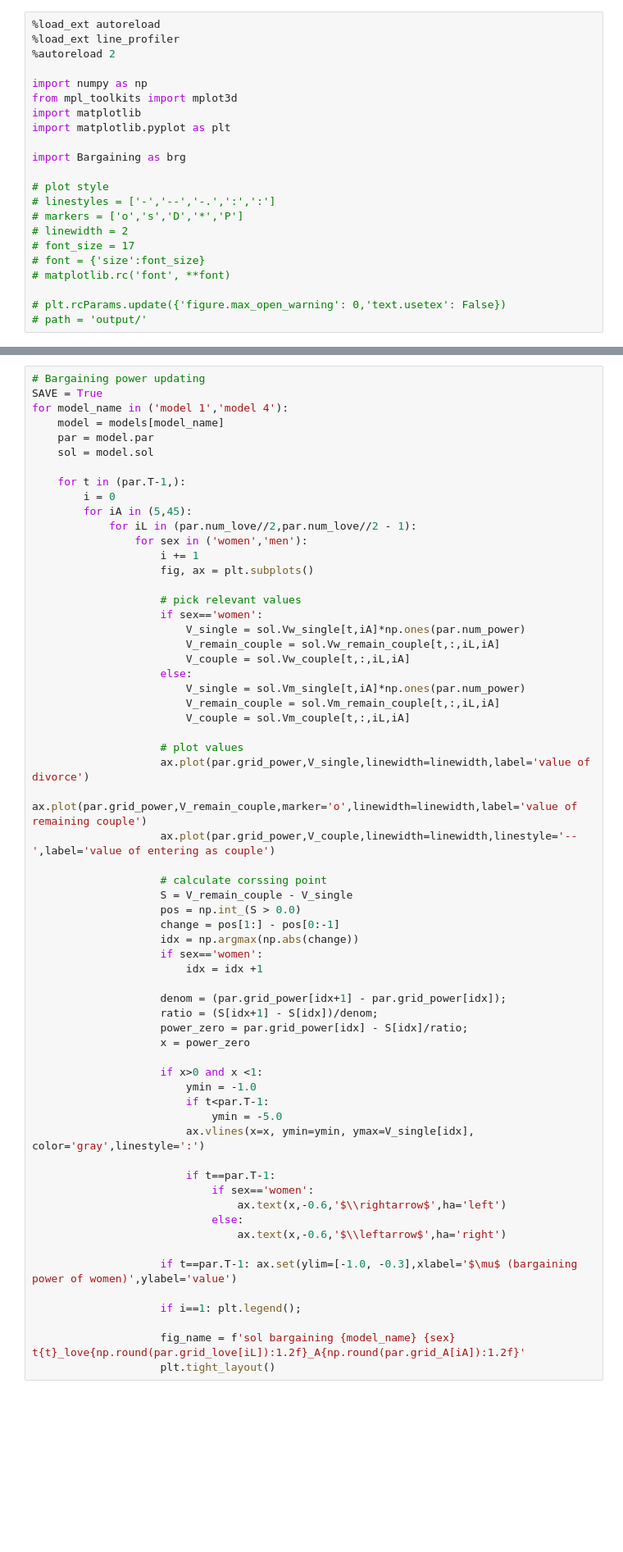
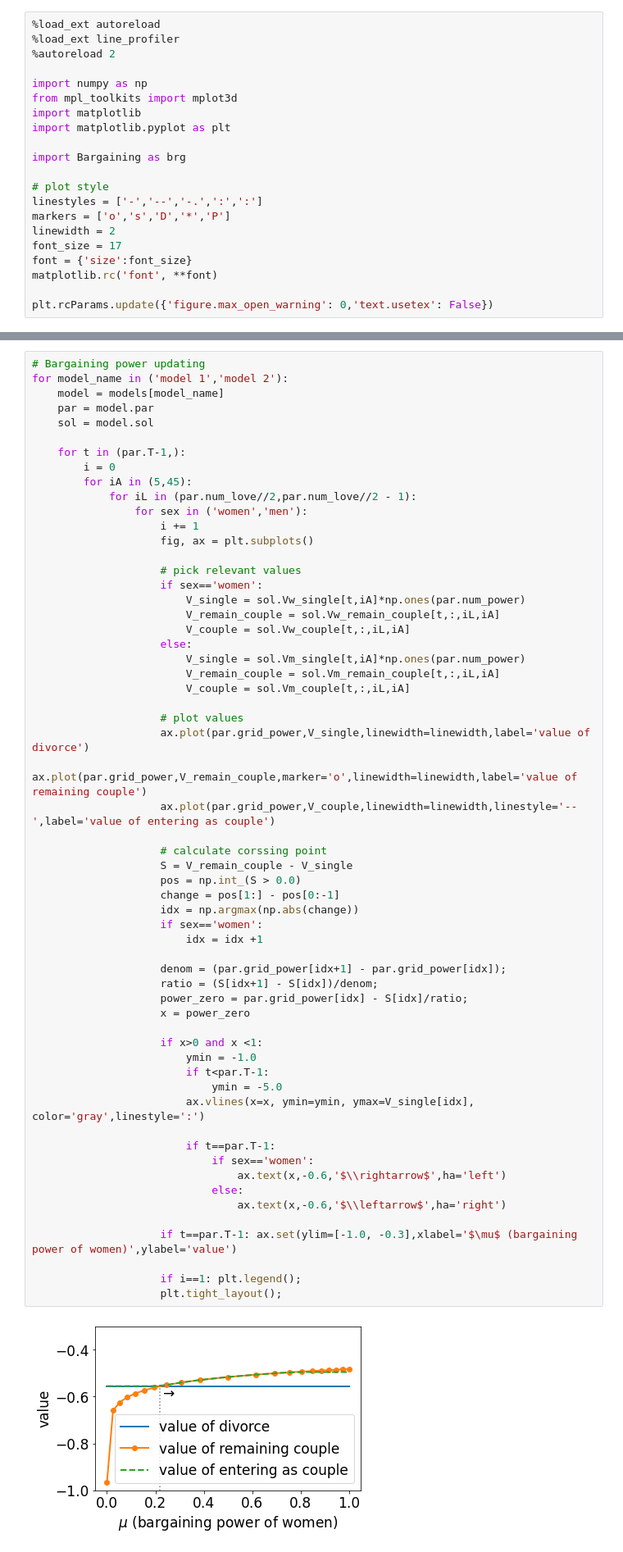
Before and after one commit to ThomasHJorgensen/HouseholdBehaviorCourse, a Jupyter notebook: 08/01 Bargaining.ipynb, the cells around one changed output, grey strips where cells are left out. Shown at 82% size. Cells and saved outputs as stored; diff of their text form; blank space fills up the shorter version.

```diff
--- a/08/01 Bargaining.ipynb
+++ b/08/01 Bargaining.ipynb
@@ -106,12 +106,11 @@ import matplotlib.pyplot as plt
 import Bargaining as brg
 
 # plot style
-# linestyles = ['-','--','-.',':',':']
-# markers = ['o','s','D','*','P']
-# linewidth = 2
-# font_size = 17
-# font = {'size':font_size}
-# matplotlib.rc('font', **font)
+linestyles = ['-','--','-.',':',':']
+markers = ['o','s','D','*','P']
+linewidth = 2
+font_size = 17
+font = {'size':font_size}
+matplotlib.rc('font', **font)
 
-# plt.rcParams.update({'figure.max_open_warning': 0,'text.usetex': False})
-# path = 'output/'
+plt.rcParams.update({'figure.max_open_warning': 0,'text.usetex': False})
@@ -183,8 +149,7 @@ for init_power_idx in (1,10):
 # Solution
 # %%
 # Bargaining power updating
-SAVE = True
-for model_name in ('model 1','model 4'):
+for model_name in ('model 1','model 2'):
     model = models[model_name]
     par = model.par
     sol = model.sol
@@ -213,33 +178,33 @@ for model_name in ('model 1','model 4'):
                     ax.plot(par.grid_power,V_couple,linewidth=linewidth,linestyle='--',label='value of entering as couple')
 
                     # calculate corssing point
                     S = V_remain_couple - V_single
                     pos = np.int_(S > 0.0)
                     change = pos[1:] - pos[0:-1]
                     idx = np.argmax(np.abs(change))
                     if sex=='women':
                         idx = idx +1
 
                     denom = (par.grid_power[idx+1] - par.grid_power[idx]);
                     ratio = (S[idx+1] - S[idx])/denom;
                     power_zero = par.grid_power[idx] - S[idx]/ratio;
                     x = power_zero
 
                     if x>0 and x <1:
                         ymin = -1.0
                         if t<par.T-1:
                             ymin = -5.0
                         ax.vlines(x=x, ymin=ymin, ymax=V_single[idx], color='gray',linestyle=':')
 
                         if t==par.T-1:
                             if sex=='women':
                                 ax.text(x,-0.6,'$\\rightarrow$',ha='left')
                             else:
                                 ax.text(x,-0.6,'$\\leftarrow$',ha='right')
 
                     if t==par.T-1: ax.set(ylim=[-1.0, -0.3],xlabel='$\mu$ (bargaining power of women)',ylabel='value')
 
                     if i==1: plt.legend();
-
-                    fig_name = f'sol bargaining {model_name} {sex} t{t}_love{np.round(par.grid_love[iL]):1.2f}_A{np.round(par.grid_A[iA]):1.2f}'
-                    plt.tight_layout()
+                    plt.tight_layout();
+# %% [output]
+[figure, added]
```
Also changed, not shown: parts of 7 cells of this notebook.
